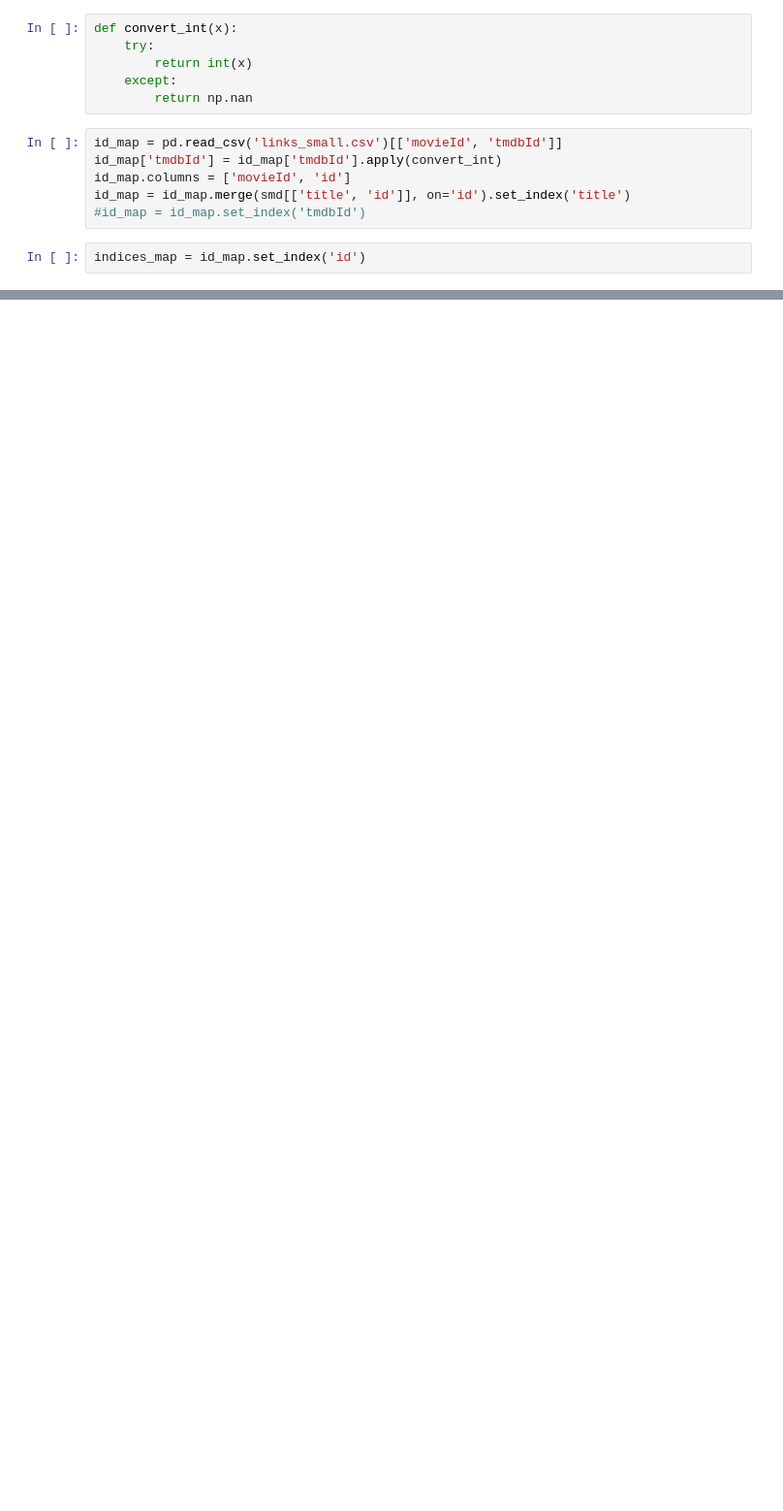
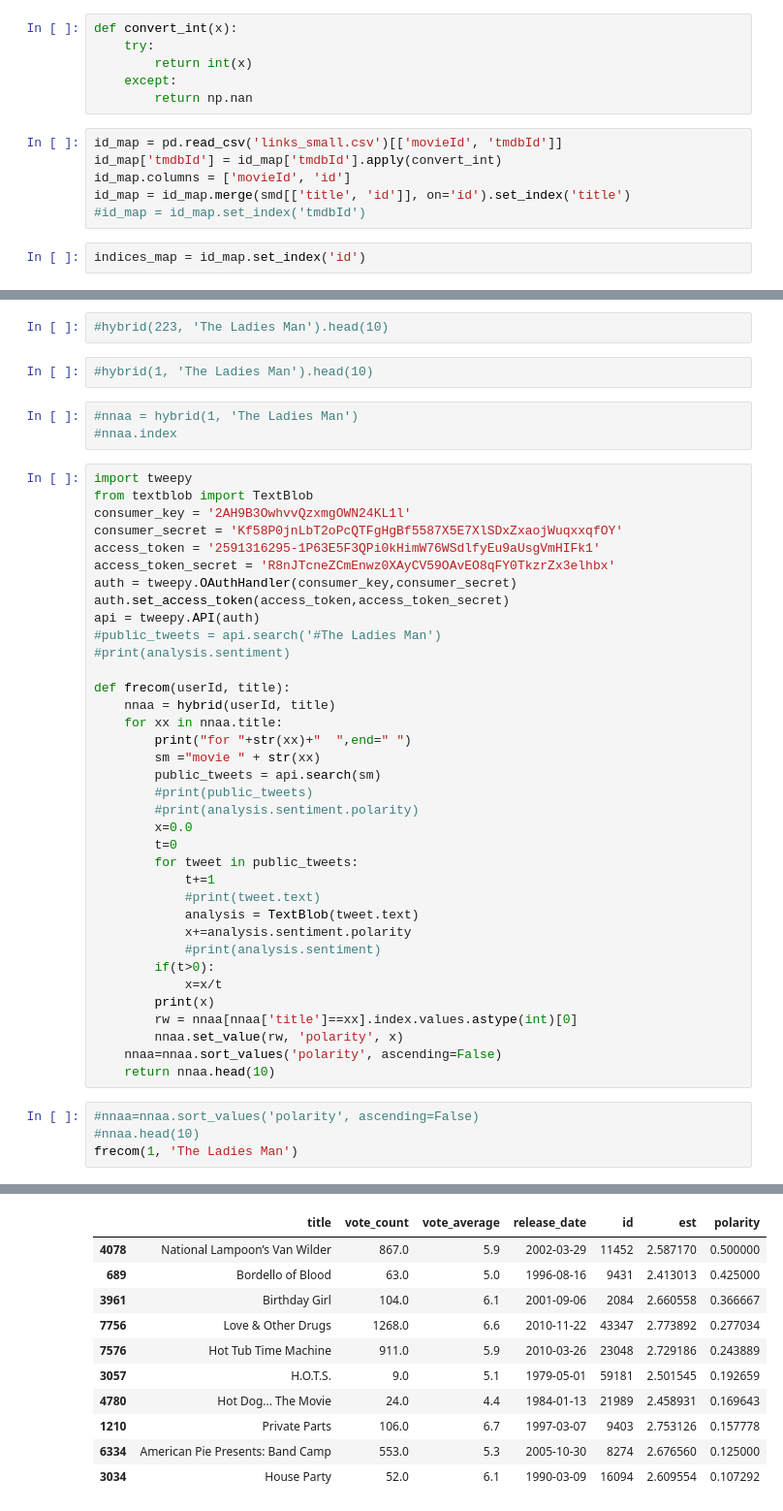
Before and after one commit to lasttimer/Movie_Recommendation, a Jupyter notebook: hybrid.ipynb, the cells around one changed output, grey strips where cells are left out. Shown: that part at 97% size. Drawn from its saved outputs; the diff is of its cells as text; blank space fills up the shorter version.

```diff
--- a/hybrid.ipynb
+++ b/hybrid.ipynb
@@ -713,0 +492,48 @@ hybrid(1, 'Memento')
+# %%
+#hybrid(223, 'The Ladies Man').head(10)
+# %%
+#hybrid(1, 'The Ladies Man').head(10)
+# %%
+#nnaa = hybrid(1, 'The Ladies Man')
+#nnaa.index
+# %%
+import tweepy
+from textblob import TextBlob
+consumer_key = '2AH9B3OwhvvQzxmgOWN24KL1l'
+consumer_secret = 'Kf58P0jnLbT2oPcQTFgHgBf5587X5E7XlSDxZxaojWuqxxqfOY'
+access_token = '2591316295-1P63E5F3QPi0kHimW76WSdlfyEu9aUsgVmHIFk1'
+access_token_secret = 'R8nJTcneZCmEnwz0XAyCV59OAvEO8qFY0TkzrZx3elhbx'
+auth = tweepy.OAuthHandler(consumer_key,consumer_secret)
+auth.set_access_token(access_token,access_token_secret)
+api = tweepy.API(auth)
+#public_tweets = api.search('#The Ladies Man')
+#print(analysis.sentiment)
+
+def frecom(userId, title):
+    nnaa = hybrid(userId, title)
+    for xx in nnaa.title:
+        print("for "+str(xx)+"  ",end=" ")
+        sm ="movie " + str(xx)
+        public_tweets = api.search(sm)
+        #print(public_tweets)
+        #print(analysis.sentiment.polarity)
+        x=0.0
+        t=0
+        for tweet in public_tweets:
+            t+=1
+            #print(tweet.text)
+            analysis = TextBlob(tweet.text)
+            x+=analysis.sentiment.polarity
+            #print(analysis.sentiment)
+        if(t>0):
+            x=x/t
+        print(x)
+        rw = nnaa[nnaa['title']==xx].index.values.astype(int)[0]
+        nnaa.set_value(rw, 'polarity', x)
+    nnaa=nnaa.sort_values('polarity', ascending=False)
+    return nnaa.head(10)
+# %%
+#nnaa=nnaa.sort_values('polarity', ascending=False)
+#nnaa.head(10)
+frecom(1, 'The Ladies Man')
+# %% [output]
@@ -713,0 +560,11 @@ hybrid(1, 'Memento')
+|  | title | vote_count | vote_average | release_date | id | est | polarity |
+| 4078 | National Lampoon’s Van Wilder | 867.0 | 5.9 | 2002-03-29 | 11452 | 2.587170 | 0.500000 |
+| 689 | Bordello of Blood | 63.0 | 5.0 | 1996-08-16 | 9431 | 2.413013 | 0.425000 |
+| 3961 | Birthday Girl | 104.0 | 6.1 | 2001-09-06 | 2084 | 2.660558 | 0.366667 |
+| 7756 | Love & Other Drugs | 1268.0 | 6.6 | 2010-11-22 | 43347 | 2.773892 | 0.277034 |
+| 7576 | Hot Tub Time Machine | 911.0 | 5.9 | 2010-03-26 | 23048 | 2.729186 | 0.243889 |
+| 3057 | H.O.T.S. | 9.0 | 5.1 | 1979-05-01 | 59181 | 2.501545 | 0.192659 |
+| 4780 | Hot Dog... The Movie | 24.0 | 4.4 | 1984-01-13 | 21989 | 2.458931 | 0.169643 |
+| 1210 | Private Parts | 106.0 | 6.7 | 1997-03-07 | 9403 | 2.753126 | 0.157778 |
+| 6334 | American Pie Presents: Band Camp | 553.0 | 5.3 | 2005-10-30 | 8274 | 2.676560 | 0.125000 |
+| 3034 | House Party | 52.0 | 6.1 | 1990-03-09 | 16094 | 2.609554 | 0.107292 |
```
Also changed, not shown: parts of 59 cells of this notebook.
